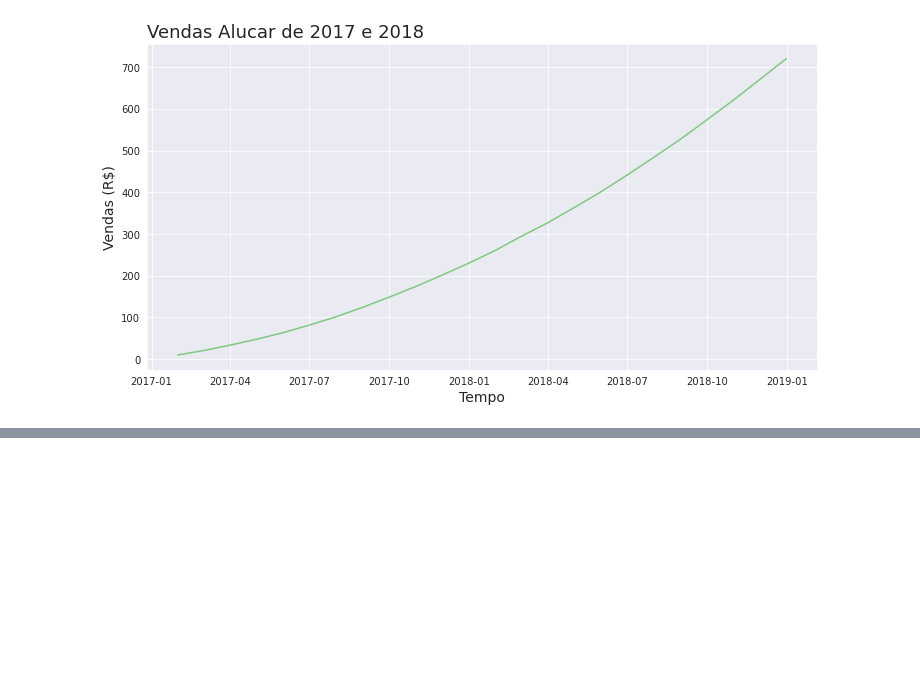
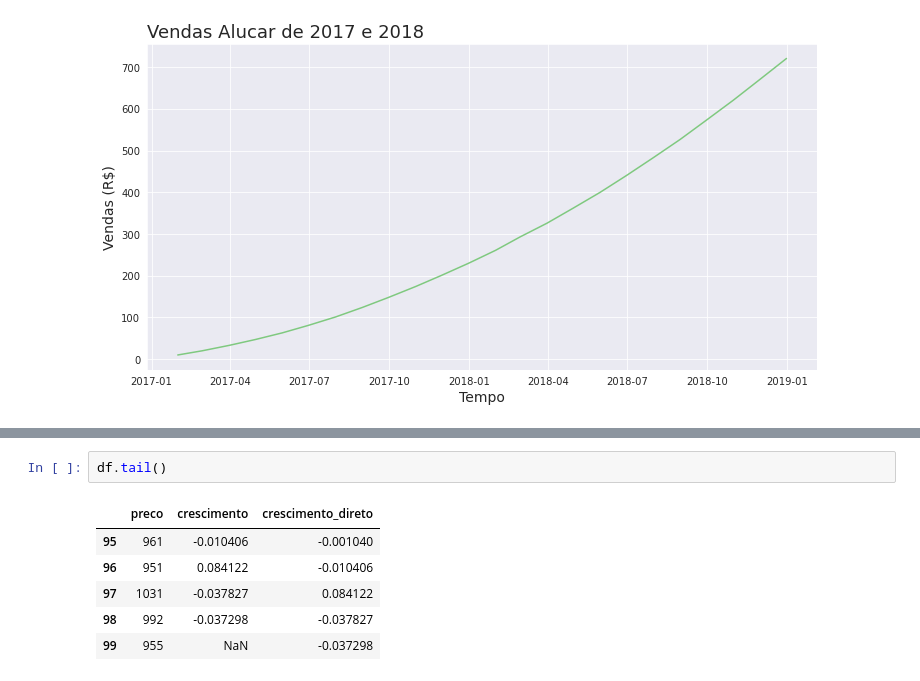
Before and after one commit to yorinori/Alura, a Jupyter notebook: Data_Science-analise-de-series-temporais/Time-series.ipynb, the cells around one changed output, grey strips where cells are left out. Drawn from its saved outputs; the diff is of its cells as text; blank space fills up the shorter version.

```diff
--- a/Data_Science-analise-de-series-temporais/Time-series.ipynb
+++ b/Data_Science-analise-de-series-temporais/Time-series.ipynb
@@ -75,0 +124,9 @@ ax = ax
+# %%
+df.tail()
+# %% [output]
+|  | preco | crescimento | crescimento_direto |
+| 95 | 961 | -0.010406 | -0.001040 |
+| 96 | 951 | 0.084122 | -0.010406 |
+| 97 | 1031 | -0.037827 | 0.084122 |
+| 98 | 992 | -0.037298 | -0.037827 |
+| 99 | 955 | NaN | -0.037298 |
```
Also changed, not shown: parts of 7 cells of this notebook.
